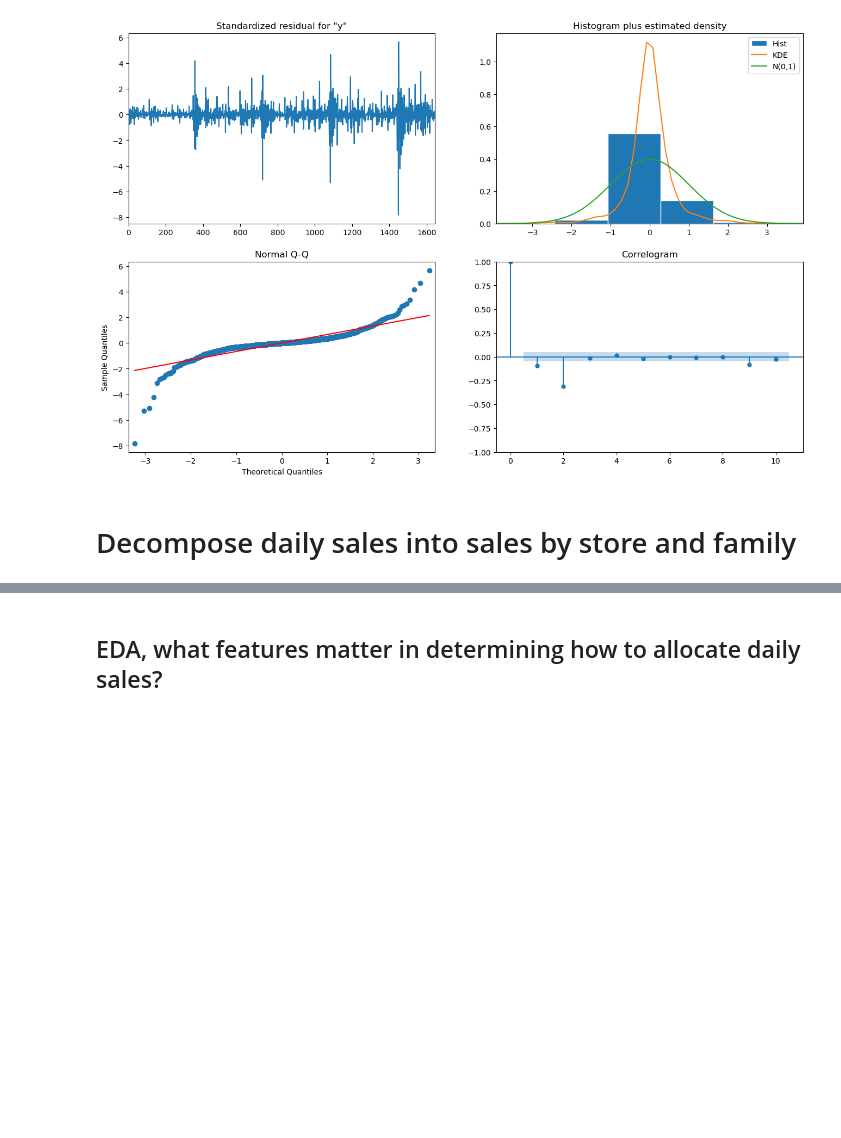
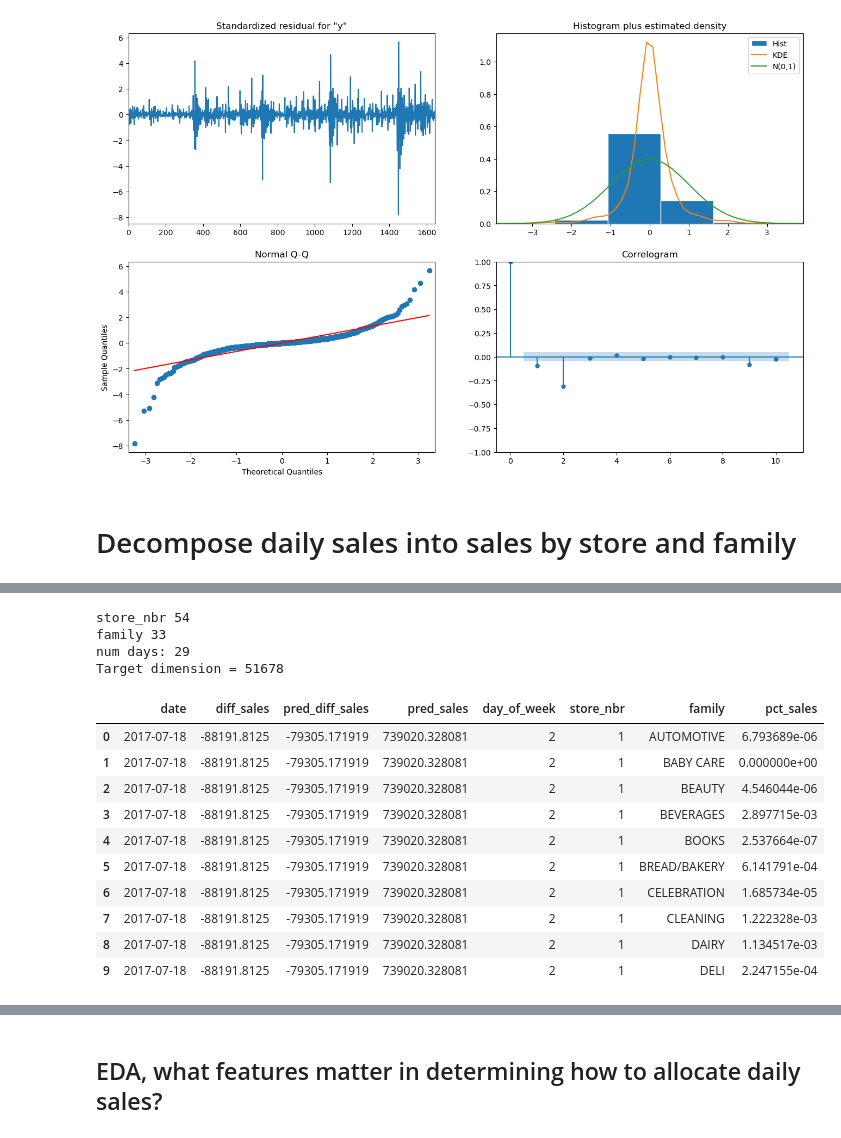
Before and after one commit to ds-ibex/kaggle-store-sales, a Jupyter notebook: notebooks/2.2-gr-arima.ipynb, the cells around one changed output, grey strips where cells are left out. Drawn from its saved outputs; the diff is of its cells as text; code cells hidden in the pictures; blank space fills up the shorter version.

```diff
--- a/notebooks/2.2-gr-arima.ipynb
+++ b/notebooks/2.2-gr-arima.ipynb
@@ -215,0 +281,36 @@ Warnings:
+# %%
+# dimension checking
+dim_check = 1
+for col in ['store_nbr', 'family']:
+    count_unique = sales_by_store_family_day_of_week[col].nunique()
+    print(col, count_unique)
+    dim_check *= count_unique
+
+print(f'num days: {len(valid_result)}')
+dim_check *= len(valid_result)
+
+print(f'Target dimension = {dim_check}')
+# %% [output]
+store_nbr 54
+family 33
+num days: 29
+Target dimension = 51678
+# %%
+valid_store_family_sales = pd.merge(valid_result, sales_by_store_family_day_of_week, on='day_of_week')
+# ensure the dimension is what was expected
+assert dim_check == valid_store_family_sales.shape[0]
+# ensure the groupby sums to 1 for each date
+assert all(valid_store_family_sales.groupby('date').pct_sales.sum() == 1.0)
+valid_store_family_sales.head(10)
+# %% [output]
+|  | date | diff_sales | pred_diff_sales | pred_sales | day_of_week | store_nbr | family | pct_sales |
+| 0 | 2017-07-18 | -88191.8125 | -79305.171919 | 739020.328081 | 2 | 1 | AUTOMOTIVE | 6.793689e-06 |
+| 1 | 2017-07-18 | -88191.8125 | -79305.171919 | 739020.328081 | 2 | 1 | BABY CARE | 0.000000e+00 |
+| 2 | 2017-07-18 | -88191.8125 | -79305.171919 | 739020.328081 | 2 | 1 | BEAUTY | 4.546044e-06 |
+| 3 | 2017-07-18 | -88191.8125 | -79305.171919 | 739020.328081 | 2 | 1 | BEVERAGES | 2.897715e-03 |
+| 4 | 2017-07-18 | -88191.8125 | -79305.171919 | 739020.328081 | 2 | 1 | BOOKS | 2.537664e-07 |
+| 5 | 2017-07-18 | -88191.8125 | -79305.171919 | 739020.328081 | 2 | 1 | BREAD/BAKERY | 6.141791e-04 |
+| 6 | 2017-07-18 | -88191.8125 | -79305.171919 | 739020.328081 | 2 | 1 | CELEBRATION | 1.685734e-05 |
+| 7 | 2017-07-18 | -88191.8125 | -79305.171919 | 739020.328081 | 2 | 1 | CLEANING | 1.222328e-03 |
+| 8 | 2017-07-18 | -88191.8125 | -79305.171919 | 739020.328081 | 2 | 1 | DAIRY | 1.134517e-03 |
+| 9 | 2017-07-18 | -88191.8125 | -79305.171919 | 739020.328081 | 2 | 1 | DELI | 2.247155e-04 |
```
Also changed, not shown: parts of 29 cells of this notebook, 5 other files.
